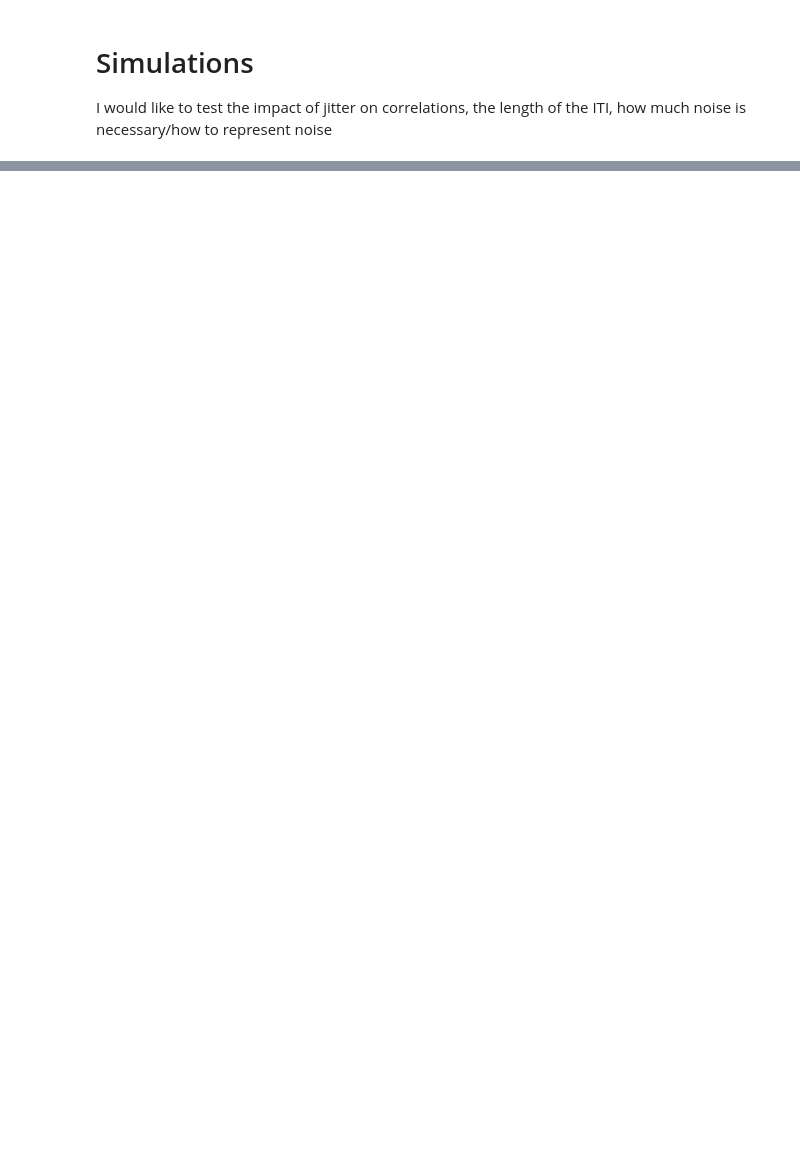
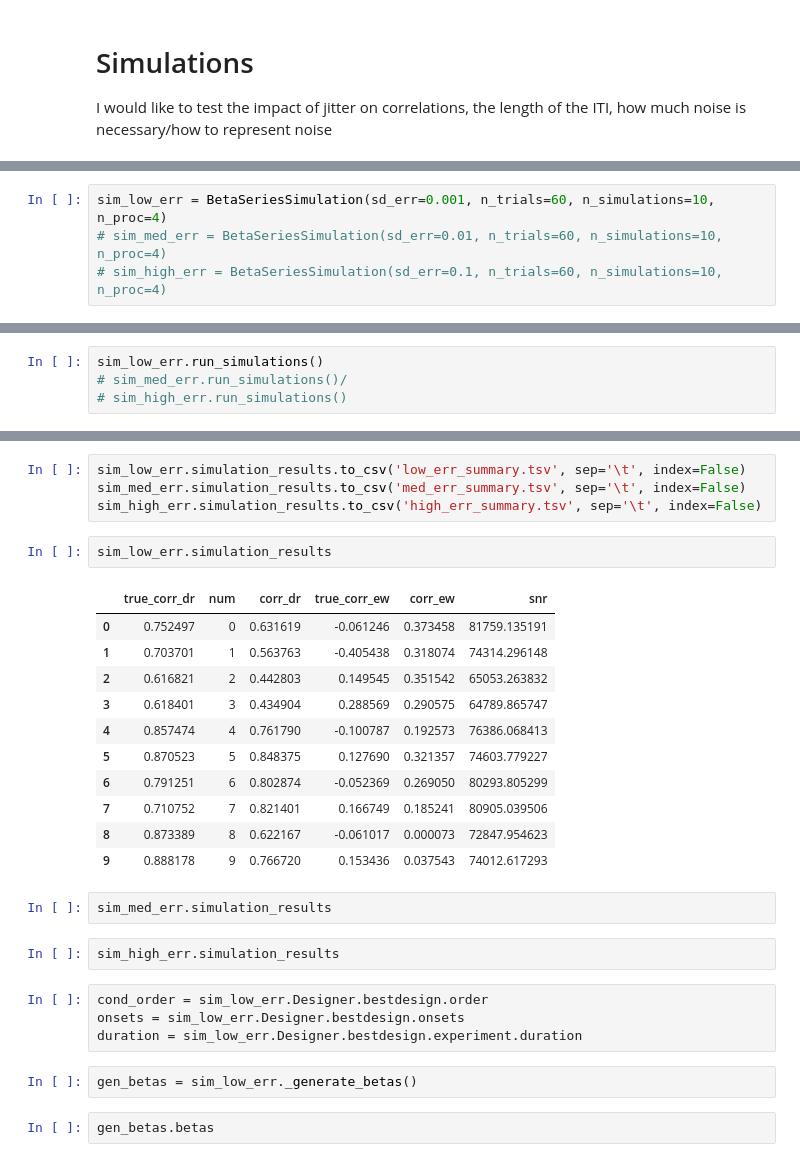
Before and after one commit to jdkent/betaSeriesSimulations, a Jupyter notebook: simulations.ipynb, the cells around one changed output, grey strips where cells are left out. Saved outputs shown, nothing was run; the diff lists cells and outputs as text; blank space fills up the shorter version.

Commit message:
add parallel processing for simulations

```diff
--- a/simulations.ipynb
+++ b/simulations.ipynb
@@ -732,0 +745,4 @@ class BetaSeriesSimulation:
+# %%
+sim_low_err = BetaSeriesSimulation(sd_err=0.001, n_trials=60, n_simulations=10, n_proc=4)
+# sim_med_err = BetaSeriesSimulation(sd_err=0.01, n_trials=60, n_simulations=10, n_proc=4)
+# sim_high_err = BetaSeriesSimulation(sd_err=0.1, n_trials=60, n_simulations=10, n_proc=4)
@@ -732,0 +756,4 @@ class BetaSeriesSimulation:
+# %%
+sim_low_err.run_simulations()
+# sim_med_err.run_simulations()/
+# sim_high_err.run_simulations()
@@ -732,0 +781,30 @@ class BetaSeriesSimulation:
+# %%
+sim_low_err.simulation_results.to_csv('low_err_summary.tsv', sep='\t', index=False)
+sim_med_err.simulation_results.to_csv('med_err_summary.tsv', sep='\t', index=False)
+sim_high_err.simulation_results.to_csv('high_err_summary.tsv', sep='\t', index=False)
+# %%
+sim_low_err.simulation_results
+# %% [output]
+|  | true_corr_dr | num | corr_dr | true_corr_ew | corr_ew | snr |
+| 0 | 0.752497 | 0 | 0.631619 | -0.061246 | 0.373458 | 81759.135191 |
+| 1 | 0.703701 | 1 | 0.563763 | -0.405438 | 0.318074 | 74314.296148 |
+| 2 | 0.616821 | 2 | 0.442803 | 0.149545 | 0.351542 | 65053.263832 |
+| 3 | 0.618401 | 3 | 0.434904 | 0.288569 | 0.290575 | 64789.865747 |
+| 4 | 0.857474 | 4 | 0.761790 | -0.100787 | 0.192573 | 76386.068413 |
+| 5 | 0.870523 | 5 | 0.848375 | 0.127690 | 0.321357 | 74603.779227 |
+| 6 | 0.791251 | 6 | 0.802874 | -0.052369 | 0.269050 | 80293.805299 |
+| 7 | 0.710752 | 7 | 0.821401 | 0.166749 | 0.185241 | 80905.039506 |
+| 8 | 0.873389 | 8 | 0.622167 | -0.061017 | 0.000073 | 72847.954623 |
+| 9 | 0.888178 | 9 | 0.766720 | 0.153436 | 0.037543 | 74012.617293 |
+# %%
+sim_med_err.simulation_results
+# %%
+sim_high_err.simulation_results
+# %%
+cond_order = sim_low_err.Designer.bestdesign.order
+onsets = sim_low_err.Designer.bestdesign.onsets
+duration = sim_low_err.Designer.bestdesign.experiment.duration
+# %%
+gen_betas = sim_low_err._generate_betas()
+# %%
+gen_betas.betas
```
Also changed, not shown: parts of 29 cells of this notebook.
